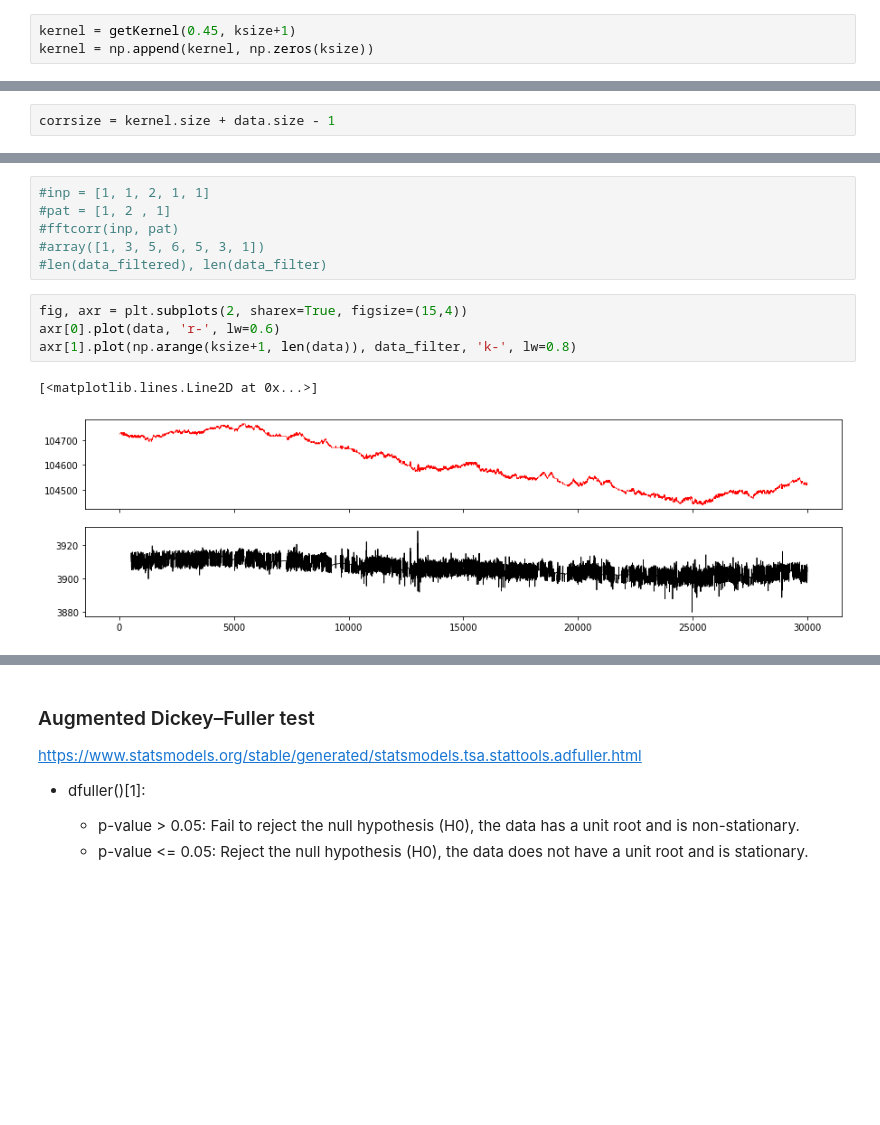
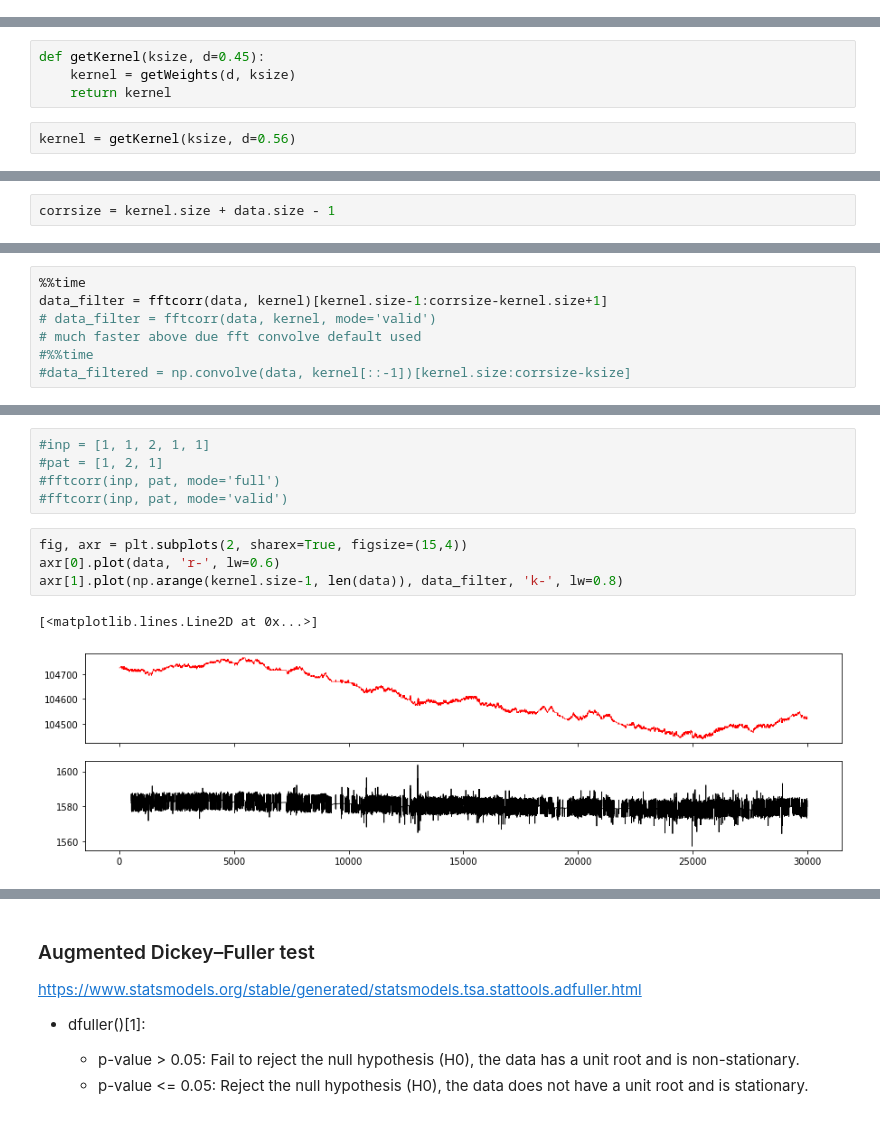
Before and after one commit to eusoubrasileiro/stocks, a Jupyter notebook: prototypes/Metatrader 5 RealBars and Fracdif.ipynb, the cells around one changed output, grey strips where cells are left out. Drawn from its saved outputs; the diff is of its cells as text; blank space fills up the shorter version.

```diff
--- a/prototypes/Metatrader 5 RealBars and Fracdif.ipynb
+++ b/prototypes/Metatrader 5 RealBars and Fracdif.ipynb
@@ -170,5 +177,2 @@ array([104725., 104725., 104725., ..., 104525., 104525., 104525.])
 # %%
 ksize = 512
-# %%
-kernel = getKernel(0.45, ksize+1)
-kernel = np.append(kernel, np.zeros(ksize))
@@ -175,3 +183,9 @@ kernel = np.append(kernel, np.zeros(ksize))
+# %%
+def getKernel(ksize, d=0.45):
+    kernel = getWeights(d, ksize)
+    return kernel
+# %%
+kernel = getKernel(ksize, d=0.56)
 # %%
 plt.plot(kernel)
 # %% [output]
@@ -199,0 +213,7 @@ Wall time: 4 ms
+# %%
+%%time
+data_filter = fftcorr(data, kernel)[kernel.size-1:corrsize-kernel.size+1]
+# data_filter = fftcorr(data, kernel, mode='valid')
+# much faster above due fft convolve default used
+#%%time
+#data_filtered = np.convolve(data, kernel[::-1])[kernel.size:corrsize-ksize]
@@ -200,16 +245,15 @@ Wall time: 4 ms
 # %%
 #inp = [1, 1, 2, 1, 1]
-#pat = [1, 2 , 1]
-#fftcorr(inp, pat)
-#array([1, 3, 5, 6, 5, 3, 1])
-#len(data_filtered), len(data_filter)
+#pat = [1, 2, 1]
+#fftcorr(inp, pat, mode='full')
+#fftcorr(inp, pat, mode='valid')
 # %%
 fig, axr = plt.subplots(2, sharex=True, figsize=(15,4))
 axr[0].plot(data, 'r-', lw=0.6)
-axr[1].plot(np.arange(ksize+1, len(data)), data_filter, 'k-', lw=0.8)
+axr[1].plot(np.arange(kernel.size-1, len(data)), data_filter, 'k-', lw=0.8)
 # %% [output]
 [<matplotlib.lines.Line2D at 0x...>]
-[figure, old version]
+[figure, new version]
 # %%
 plt.figure(figsize=(10, 4))
 plt.hist(data_filter, bins=200);
```
Also changed, not shown: parts of 19 cells of this notebook, 3 other files.
